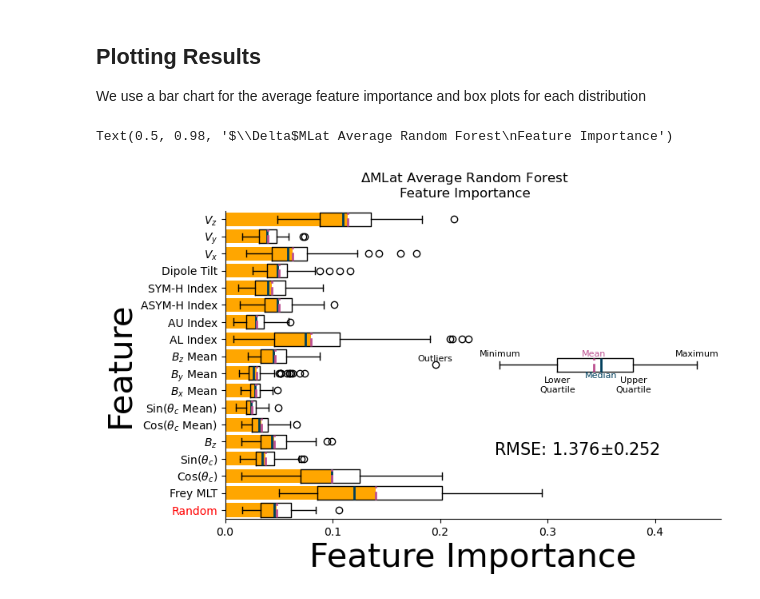
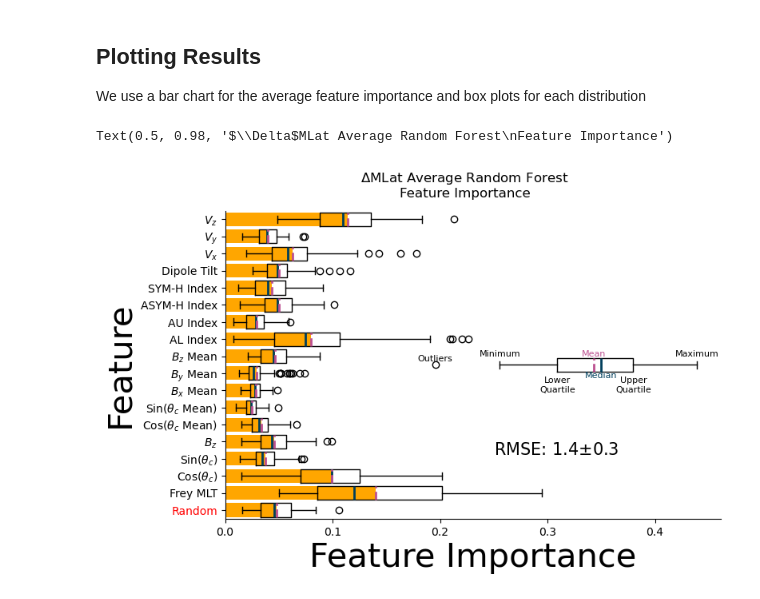
Before and after one commit to 08walkersj/Substorm_Onset_Conjugate_Displacement, a Jupyter notebook: Paper_Figures/Figure11_FeatureMLat.ipynb, the cells around one changed output. Cells and saved outputs as stored; diff of their text form; code cells hidden in the pictures.

```diff
--- a/Paper_Figures/Figure11_FeatureMLat.ipynb
+++ b/Paper_Figures/Figure11_FeatureMLat.ipynb
@@ -172,32 +172,32 @@ ax=fig.add_subplot()
 
 # Bar chart for the mean feature importance
 bar= ax.barh(X.columns, mean_feature_importance, **barchart)
 add_boxkey(ax, width=[round(Bar.get_bbox().height, 1) for Bar in bar.get_children()][0],
            ypos=8.5, boxplotkwargs=boxplot)
 
 # Box plots for the feature importance distributions
 ax.boxplot(all_feature_importances, vert=False, positions=range(0, len(X.columns)),
            widths= [round(Bar.get_bbox().height, 1) for Bar in bar.get_children()],
            showmeans = True, meanline = True, **boxplot)
 # RMSE mean and standard deviation
-ax.text(.25, 3.5, rf'RMSE: {metrics_summary["RMSE"][0]:.3f}$\pm${metrics_summary["RMSE"][1]:.3f}', size=15, va='center', ha='left')
+ax.text(.25, 3.5, rf'RMSE: {metrics_summary["RMSE"][0]:.1f}$\pm${metrics_summary["RMSE"][1]:.1f}', size=15, va='center', ha='left')
 # Defining Column Strings
 columns= ['Random','Frey MLT','Cos($\\theta_c$)', 'Sin($\\theta_c$)',
           '$B_z$',
           'Cos($\\theta_c$ Mean)', 'Sin($\\theta_c$ Mean)',
           '$B_x$ Mean','$B_y$ Mean', '$B_z$ Mean',
           'AL Index','AU Index', 'ASYM-H Index', 'SYM-H Index', 'Dipole Tilt', r'$V_x$', r'$V_y$', r'$V_z$']
 
 ax.set_yticks(list(range(0, len(columns))))
 
 ax.set_yticklabels(columns)
 ax.get_yticklabels()[0].set_color('r')
 
 ax.spines['right'].set_visible(False)
 ax.spines['top'].set_visible(False)
 ax.set_ylabel('Feature', size=30)
 ax.set_xlabel('Feature Importance', size=30)
 fig.suptitle('$\Delta$MLat Average Random Forest\nFeature Importance')
 # %% [output]
 Text(0.5, 0.98, '$\\Delta$MLat Average Random Forest\nFeature Importance')
-[figure, old version]
+[figure, new version]
```
Also changed, not shown: 4 other files.
